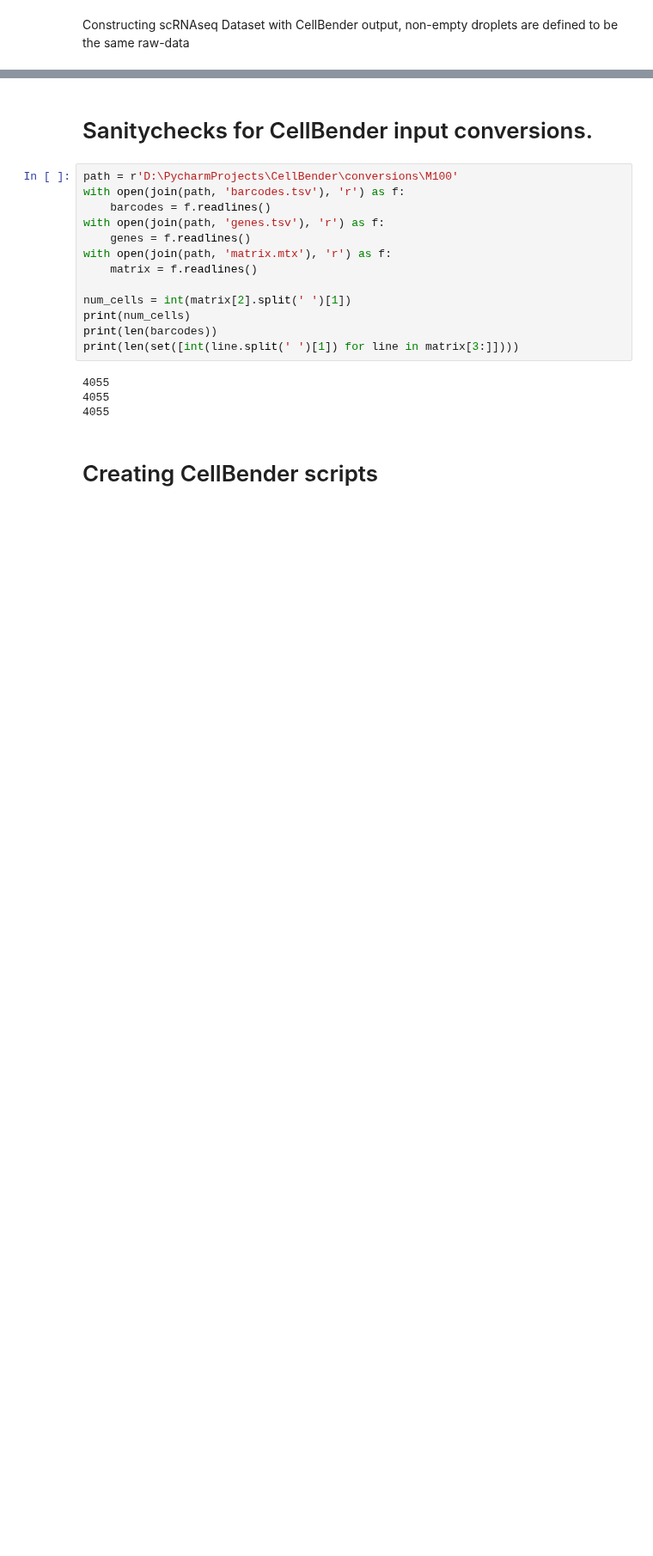
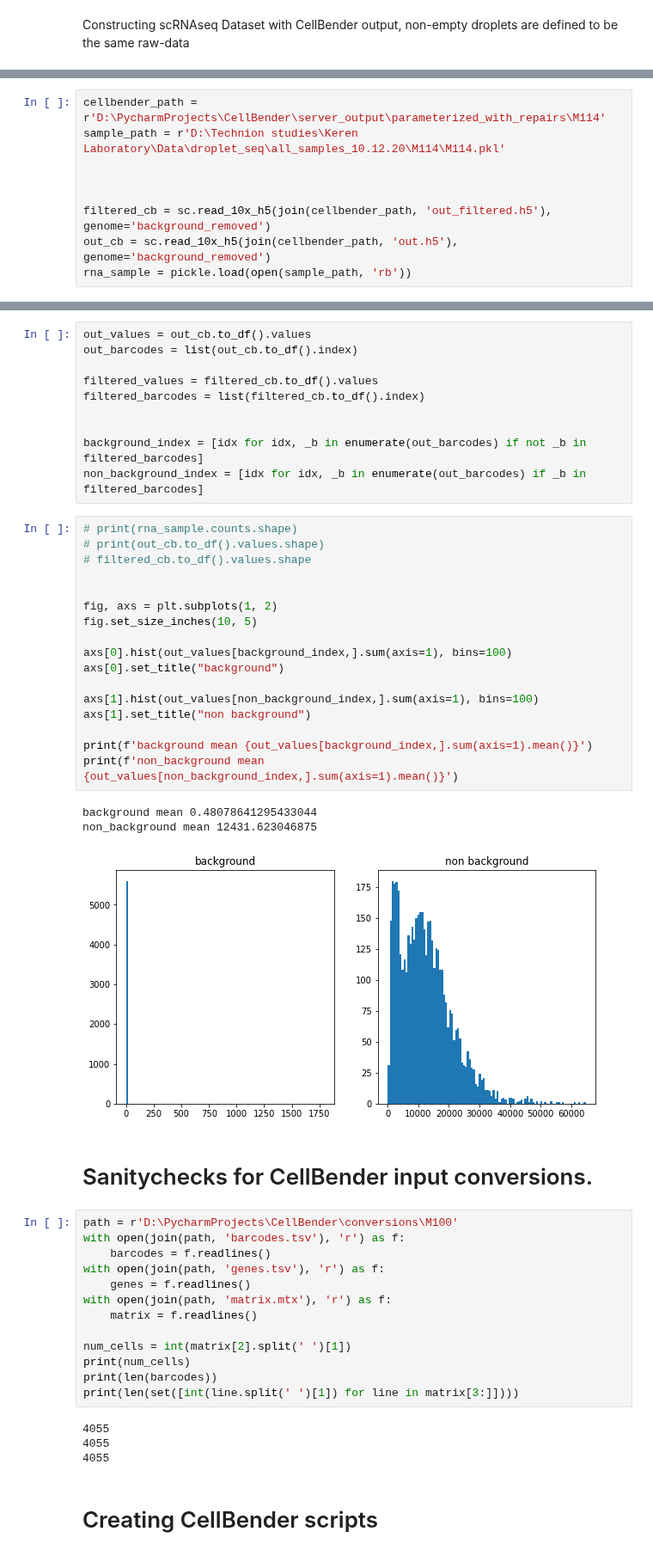
Before and after one commit to ItayShlosberg/classifying-response-to-immunotherapy, a Jupyter notebook: data_analysis/CellBender.ipynb, the cells around one changed output, grey strips where cells are left out. Shown at 86% size. Saved outputs shown, nothing was run; the diff lists cells and outputs as text; blank space fills up the shorter version.

```diff
--- a/data_analysis/CellBender.ipynb
+++ b/data_analysis/CellBender.ipynb
@@ -172,0 +113,9 @@ print(f'empty_droplets_with_cells.shape {empty_droplets_with_cells.shape}')
+# %%
+cellbender_path = r'D:\PycharmProjects\CellBender\server_output\parameterized_with_repairs\M114'
+sample_path = r'D:\Technion studies\Keren Laboratory\Data\droplet_seq\all_samples_10.12.20\M114\M114.pkl'
+
+
+
+filtered_cb = sc.read_10x_h5(join(cellbender_path, 'out_filtered.h5'), genome='background_removed')
+out_cb = sc.read_10x_h5(join(cellbender_path, 'out.h5'), genome='background_removed')
+rna_sample = pickle.load(open(sample_path, 'rb'))
@@ -173,3 +125,34 @@ print(f'empty_droplets_with_cells.shape {empty_droplets_with_cells.shape}')
+# %%
+out_values = out_cb.to_df().values
+out_barcodes = list(out_cb.to_df().index)
+
+filtered_values = filtered_cb.to_df().values
+filtered_barcodes = list(filtered_cb.to_df().index)
+
+
+background_index = [idx for idx, _b in enumerate(out_barcodes) if not _b in filtered_barcodes]
+non_background_index = [idx for idx, _b in enumerate(out_barcodes) if _b in filtered_barcodes]
+# %%
+# print(rna_sample.counts.shape)
+# print(out_cb.to_df().values.shape)
+# filtered_cb.to_df().values.shape
+
+
+fig, axs = plt.subplots(1, 2)
+fig.set_size_inches(10, 5)
+
+axs[0].hist(out_values[background_index,].sum(axis=1), bins=100)
+axs[0].set_title("background")
+
+axs[1].hist(out_values[non_background_index,].sum(axis=1), bins=100)
+axs[1].set_title("non background")
+
+print(f'background mean {out_values[background_index,].sum(axis=1).mean()}')
+print(f'non_background mean {out_values[non_background_index,].sum(axis=1).mean()}')
+# %% [output]
+background mean 0.48078641295433044
+non_background mean 12431.623046875
+[figure, added]
 # %% [markdown]
 # Sanitychecks for CellBender input conversions.
 # %%
```
Also changed, not shown: parts of 18 cells of this notebook, 28 other files.
